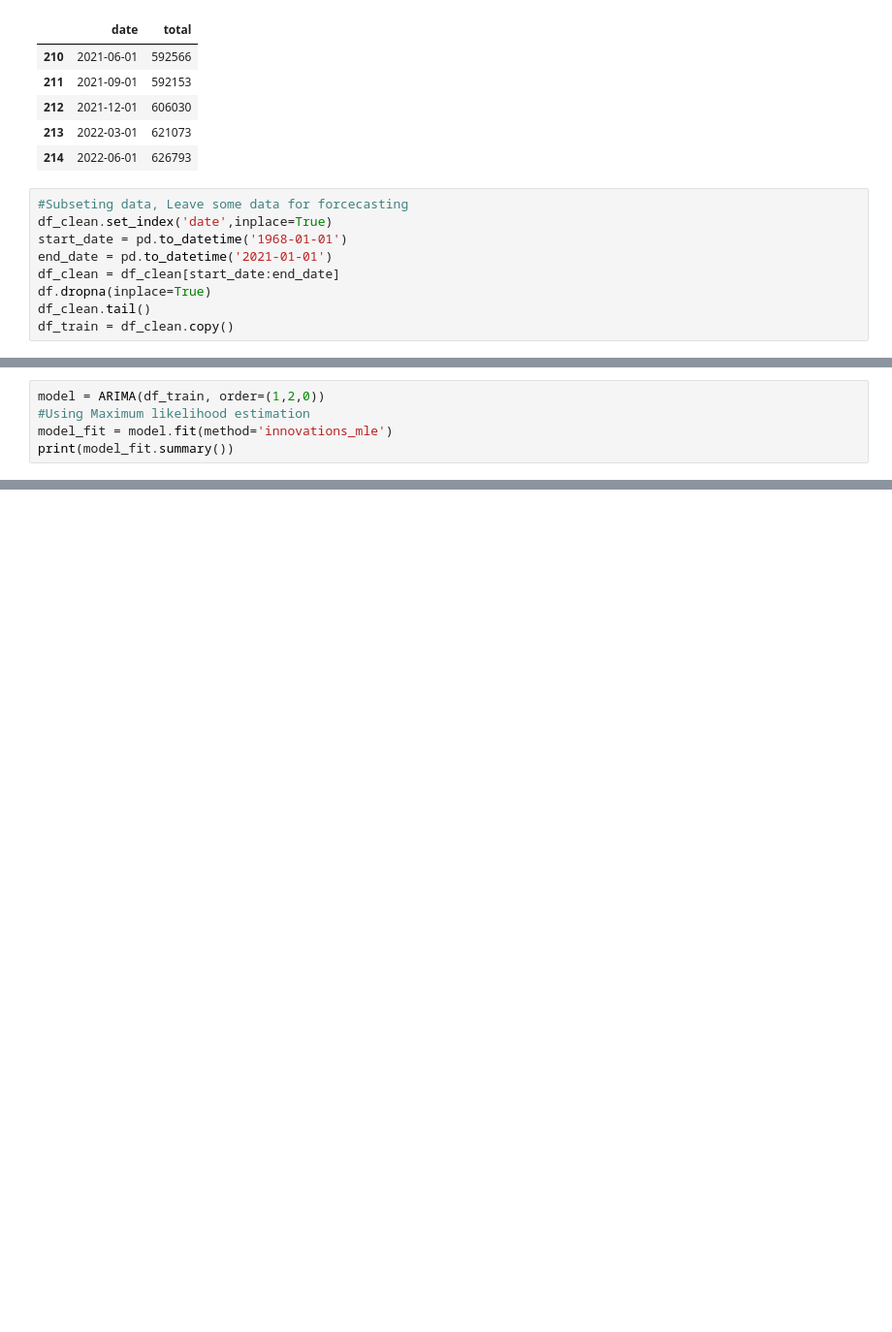
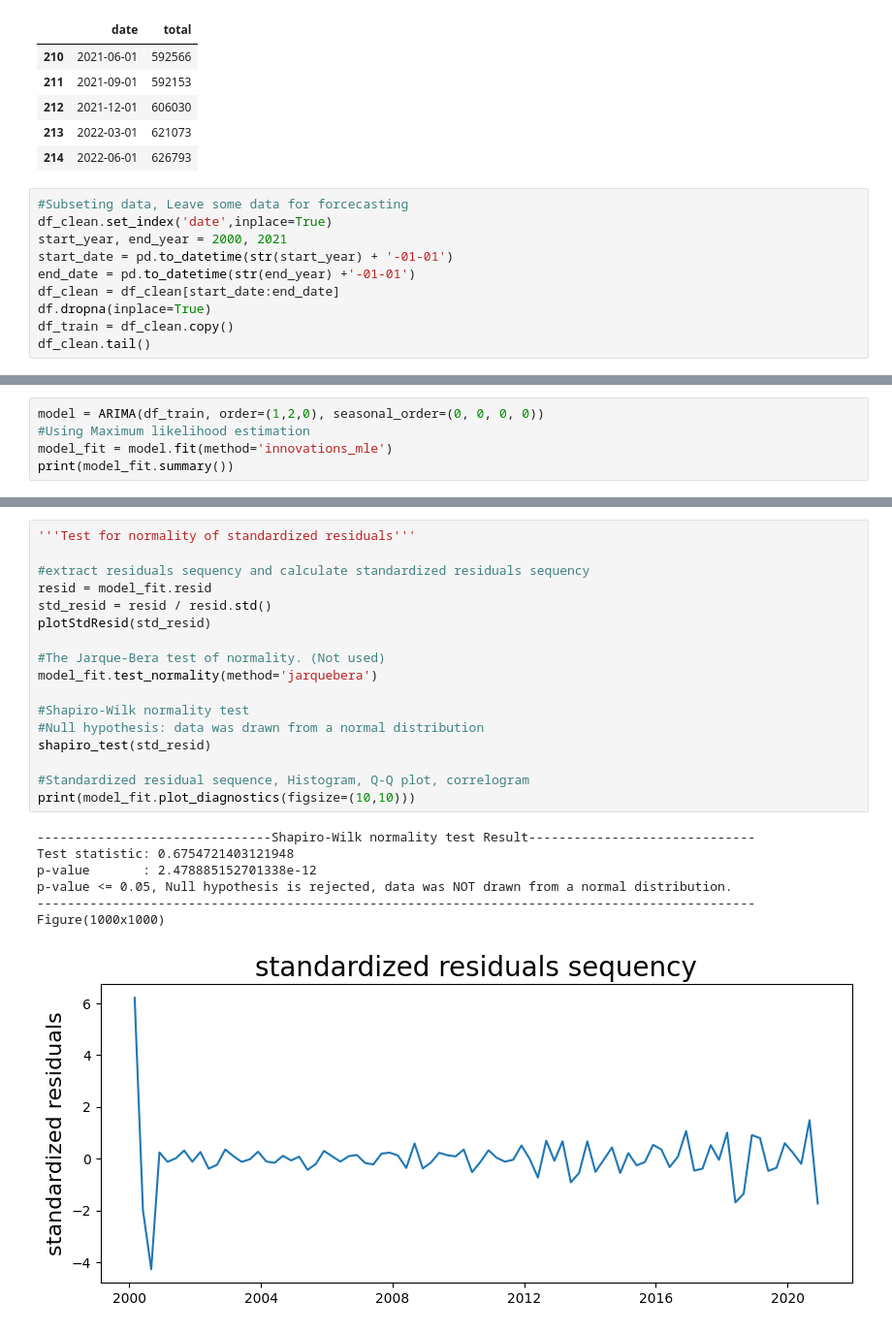
Before and after one commit to edmund844328/STAT4601_TimeSeriesForecasting, a Jupyter notebook: timeSeriesModelPy.ipynb, the cells around one changed output, grey strips where cells are left out. Shown at 97% size. Saved outputs shown, nothing was run; the diff lists cells and outputs as text; blank space fills up the shorter version.

```diff
--- a/timeSeriesModelPy.ipynb
+++ b/timeSeriesModelPy.ipynb
@@ -50,9 +53,10 @@ df_clean.tail()
 # %%
 #Subseting data, Leave some data for forcecasting
 df_clean.set_index('date',inplace=True)
-start_date = pd.to_datetime('1968-01-01')
-end_date = pd.to_datetime('2021-01-01')
+start_year, end_year = 2000, 2021
+start_date = pd.to_datetime(str(start_year) + '-01-01')
+end_date = pd.to_datetime(str(end_year) +'-01-01')
 df_clean = df_clean[start_date:end_date]
 df.dropna(inplace=True)
+df_train = df_clean.copy()
 df_clean.tail()
-df_train = df_clean.copy()
@@ -176,5 +224,5 @@ It is stationary
 # %%
-model = ARIMA(df_train, order=(1,2,0))
+model = ARIMA(df_train, order=(1,2,0), seasonal_order=(0, 0, 0, 0))
 #Using Maximum likelihood estimation
 model_fit = model.fit(method='innovations_mle')
 print(model_fit.summary())
@@ -227 +276,26 @@ p-value < 0.05, Null hypothesis is rejected, there is serial correlation.
 ------------------------------------------------------------------------------------------
+# %%
+'''Test for normality of standardized residuals'''
+
+#extract residuals sequency and calculate standardized residuals sequency
+resid = model_fit.resid
+std_resid = resid / resid.std()
+plotStdResid(std_resid)
+
+#The Jarque-Bera test of normality. (Not used)
+model_fit.test_normality(method='jarquebera')
+
+#Shapiro-Wilk normality test
+#Null hypothesis: data was drawn from a normal distribution
+shapiro_test(std_resid)
+
+#Standardized residual sequence, Histogram, Q-Q plot, correlogram
+print(model_fit.plot_diagnostics(figsize=(10,10)))
+# %% [output]
+-------------------------------Shapiro-Wilk normality test Result------------------------------
+Test statistic: 0.6754721403121948
+p-value       : 2.478885152701338e-12
+p-value <= 0.05, Null hypothesis is rejected, data was NOT drawn from a normal distribution.
+-----------------------------------------------------------------------------------------------
+Figure(1000x1000)
+[figure, added]
```
Also changed, not shown: parts of 19 cells of this notebook.
